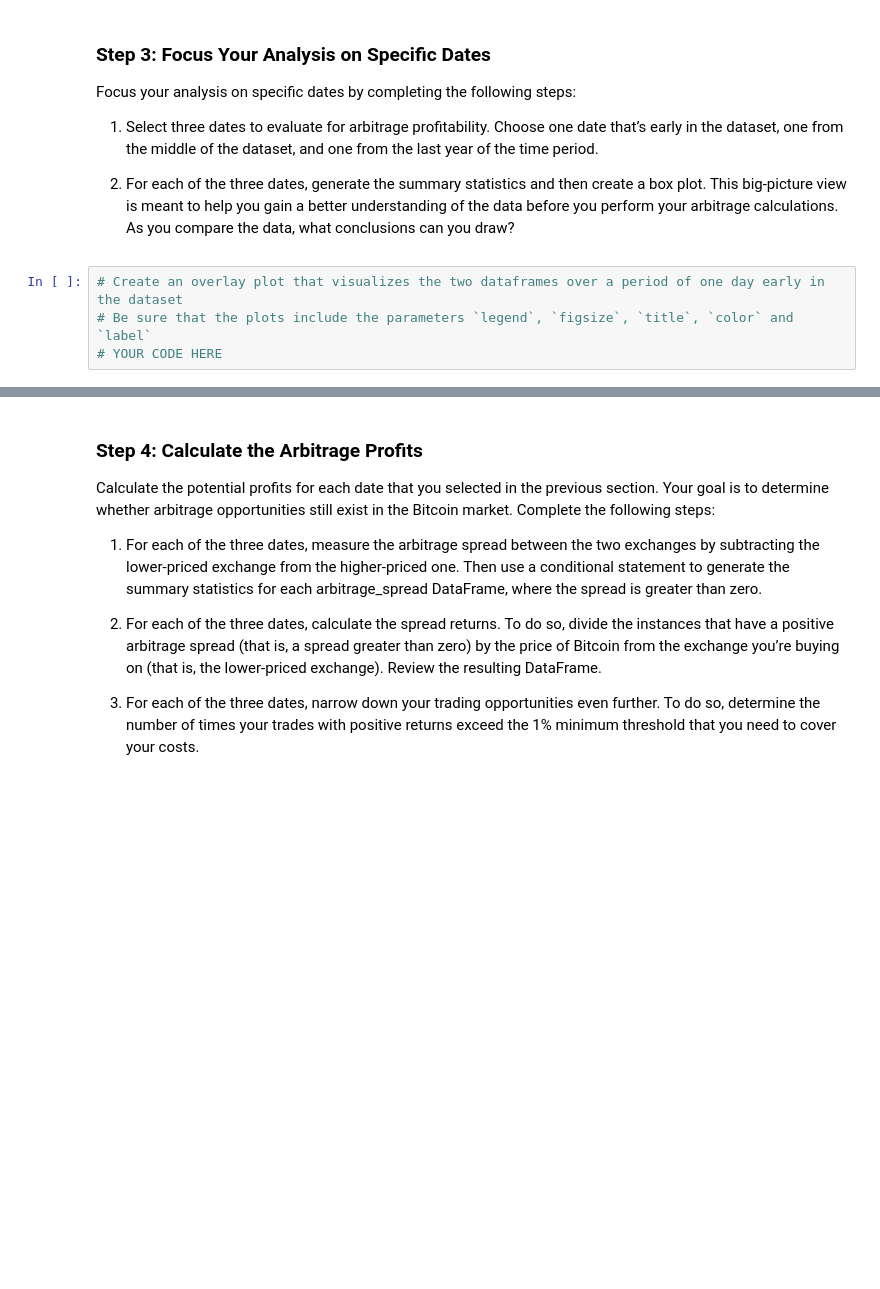
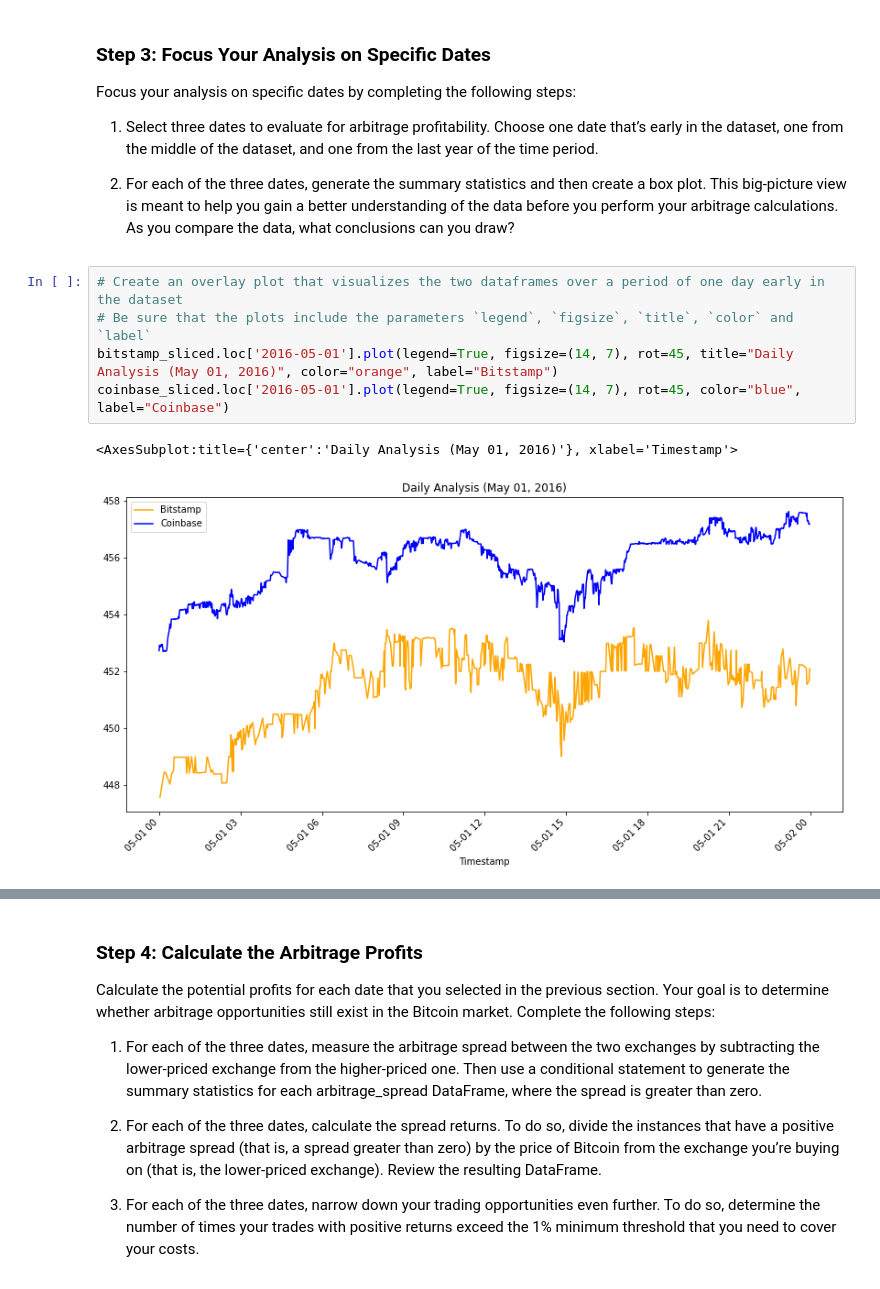
Before and after one commit to amexvasquez1/Bitcoin-pandas_analysis, a Jupyter notebook: crypto_arbitrage.ipynb, the cells around one changed output, grey strips where cells are left out. Drawn from its saved outputs; the diff is of its cells as text; blank space fills up the shorter version.

```diff
--- a/crypto_arbitrage.ipynb
+++ b/crypto_arbitrage.ipynb
@@ -366,7 +366,11 @@ Focus your analysis on specific dates by completing the following steps:
 # %%
 # Create an overlay plot that visualizes the two dataframes over a period of one day early in the dataset
 # Be sure that the plots include the parameters `legend`, `figsize`, `title`, `color` and `label`
-# YOUR CODE HERE
+bitstamp_sliced.loc['2016-05-01'].plot(legend=True, figsize=(14, 7), rot=45, title="Daily Analysis (May 01, 2016)", color="orange", label="Bitstamp")
+coinbase_sliced.loc['2016-05-01'].plot(legend=True, figsize=(14, 7), rot=45, color="blue", label="Coinbase")
+# %% [output]
+<AxesSubplot:title={'center':'Daily Analysis (May 01, 2016)'}, xlabel='Timestamp'>
+[figure, added]
 # %%
 # Using the early date that you have selected, calculate the arbitrage spread
 # by subtracting the bitstamp lower closing prices from the coinbase higher closing prices
```
Also changed, not shown: parts of 38 cells of this notebook.
